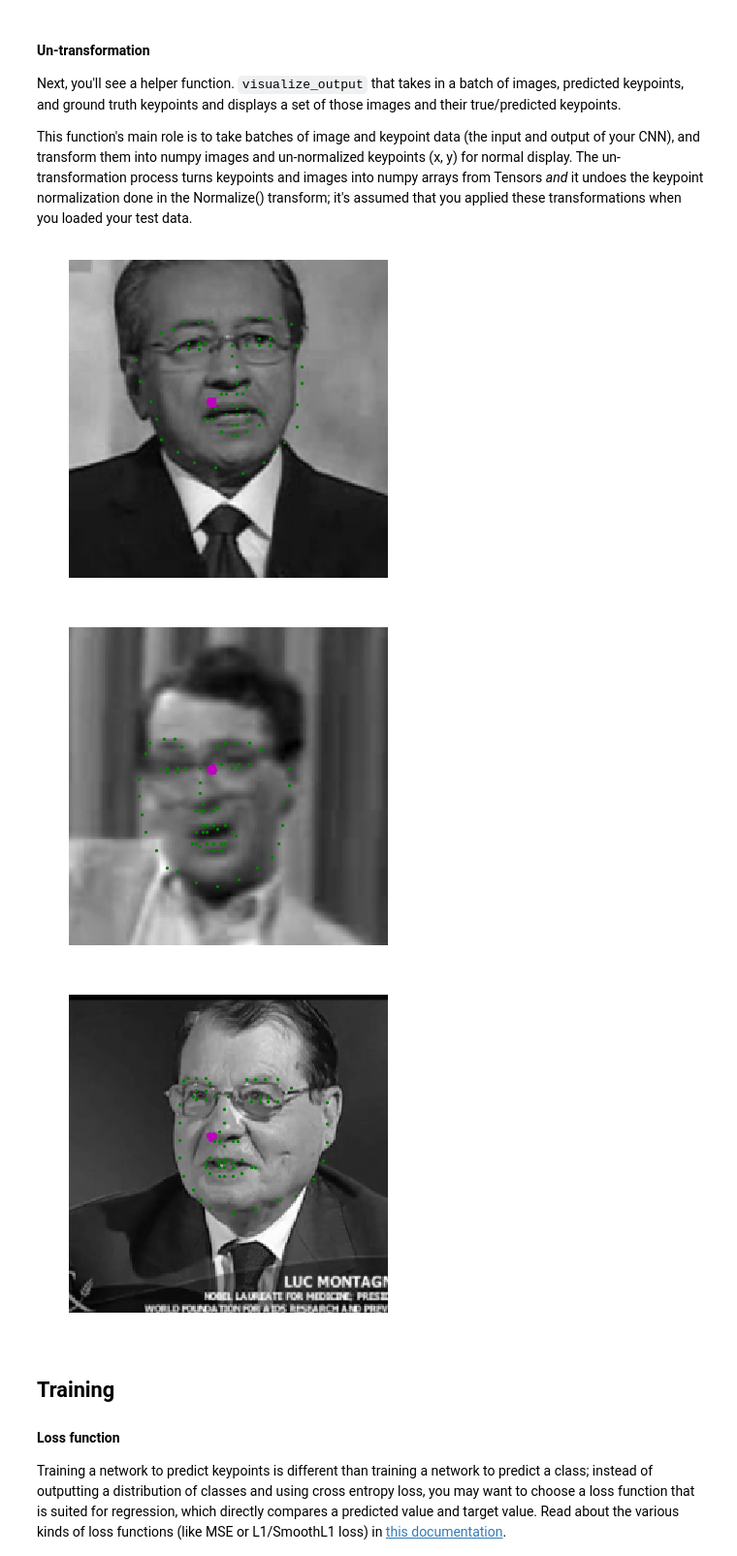
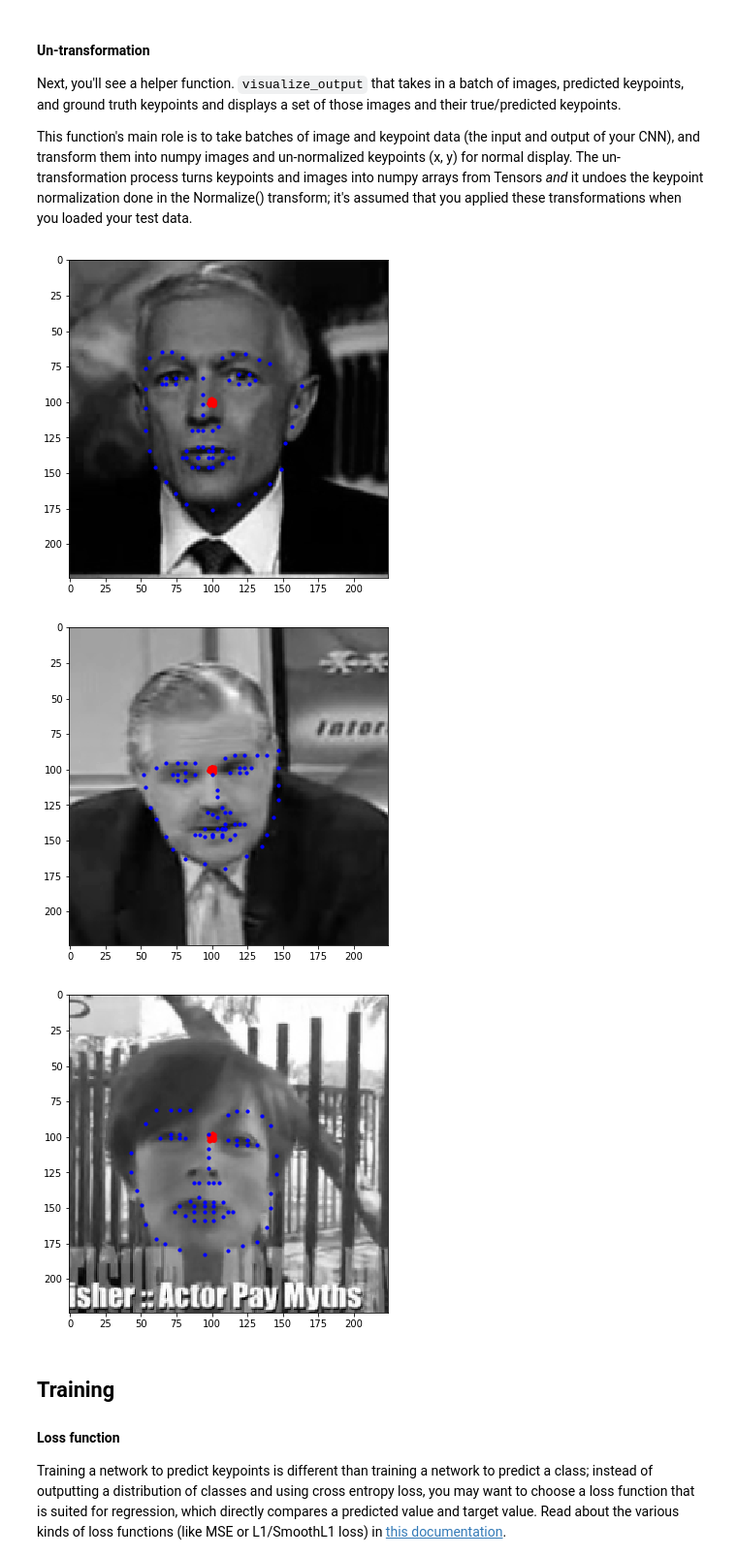
Before and after one commit to Thanh-Nguyen91/Facial_keypoints_detection, a Jupyter notebook: 2. Define the Network Architecture.ipynb, the cells around one changed output. Shown at 97% size. Saved outputs shown, nothing was run; the diff lists cells and outputs as text; code cells hidden in the pictures.

```diff
--- a/2. Define the Network Architecture.ipynb
+++ b/2. Define the Network Architecture.ipynb
@@ -218,7 +217,7 @@ test_dataset = FacialKeypointsDataset(csv_file='/data/test_frames_keypoints.csv'
                                              transform=data_transform)
 # %%
 # load test data in batches
-batch_size = 32
+batch_size = 10
 
 test_loader = DataLoader(test_dataset,
                           batch_size=batch_size,
@@ -286,10 +285,10 @@ def show_all_keypoints(image, predicted_key_pts, gt_pts=None):
     """Show image with predicted keypoints"""
     # image is grayscale
     plt.imshow(image, cmap='gray')
-    plt.scatter(predicted_key_pts[:, 0], predicted_key_pts[:, 1], s=20, marker='.', c='m')
+    plt.scatter(predicted_key_pts[:, 0], predicted_key_pts[:, 1], s=40, marker='.', c='r')
     # plot ground truth points as green pts
     if gt_pts is not None:
-        plt.scatter(gt_pts[:, 0], gt_pts[:, 1], s=20, marker='.', c='g')
+        plt.scatter(gt_pts[:, 0], gt_pts[:, 1], s=40, marker='.', c='b')
 # %% [markdown]
 #### Un-transformation
 
@@ -305,37 +304,37 @@ def visualize_output(test_images, test_outputs, gt_pts=None, batch_size=10):
     for i in range(batch_size):
         plt.figure(figsize=(20,10))
         ax = plt.subplot(1, batch_size, i+1)
 
         # un-transform the image data
         image = test_images[i].data   # get the image from it's Variable wrapper
         image = image.numpy()   # convert to numpy array from a Tensor
         image = np.transpose(image, (1, 2, 0))   # transpose to go from torch to numpy image
 
         # un-transform the predicted key_pts data
         predicted_key_pts = test_outputs[i].data
         predicted_key_pts = predicted_key_pts.numpy()
         # undo normalization of keypoints
         predicted_key_pts = predicted_key_pts*50.0+100
 
         # plot ground truth points for comparison, if they exist
         ground_truth_pts = None
         if gt_pts is not None:
             ground_truth_pts = gt_pts[i]
             ground_truth_pts = ground_truth_pts*50.0+100
 
         # call show_all_keypoints
         show_all_keypoints(np.squeeze(image), predicted_key_pts, ground_truth_pts)
 
-        plt.axis('off')
+        #plt.axis('off')
 
     plt.show()
 
 # call it
 visualize_output(test_images, test_outputs, gt_pts,3)
 # %% [output]
-[figure, old version]
+[figure, new version]
-[figure, old version]
+[figure, new version]
-[figure, old version]
+[figure, new version]
 # %% [markdown]
 ## Training
 
```
Also changed, not shown: parts of 18 cells of this notebook, 4 other files.
